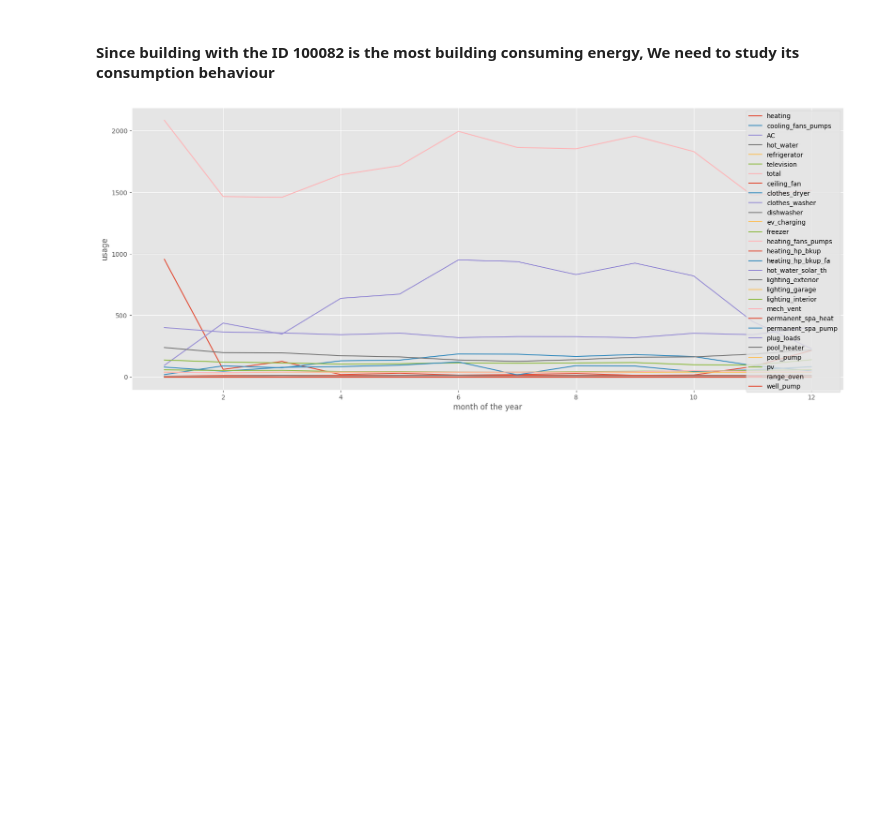
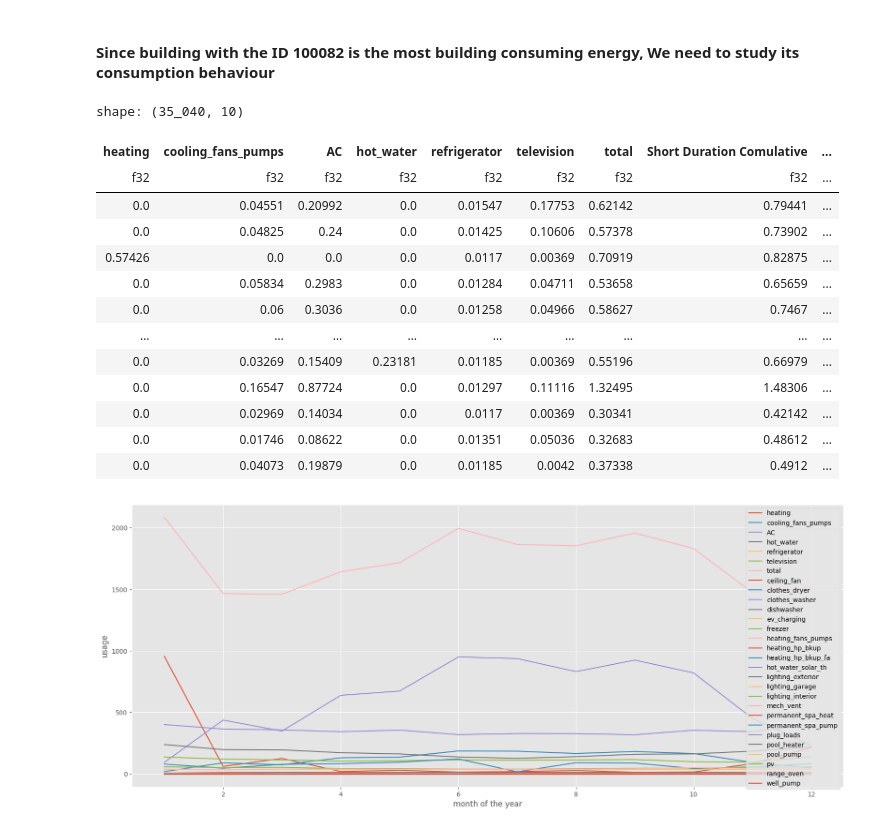
Before and after one commit to 1nuc/load-profile-decomposition, a Jupyter notebook: src/Customer_analysis/run.ipynb, the cells around one changed output. Cells and saved outputs as stored; diff of their text form; code cells hidden in the pictures; blank space fills up the shorter version.

```diff
--- a/src/Customer_analysis/run.ipynb
+++ b/src/Customer_analysis/run.ipynb
@@ -547,9 +563,24 @@ vis._barplot_seaborn(pre_com, 'bldg_id', 'total','climatezone')
 # %%
 building_100082=Appliances.filter(pl.col('bldg_id')==100082)
 bar_bdlg=building_100082.select(pl.col(*targets).name.replace('^out.electricity.|.energy_consumption..kwh$',''),
-                                'bldg_id','month of the year').group_by('month of the year').agg(cs.float().sum()).unpivot(
-    cs.float(), index='month of the year', variable_name='Appliance', value_name='Usage')
-vis._barplot_seaborn(bar_bdlg, 'Usage','Appliance')
+                                'bldg_id','month of the year')
+# vis._barplot_seaborn(bar_bdlg, 'Usage','Appliance')
+bar_bdlg
+# %% [output]
+shape: (35_040, 10)
+| heating | cooling_fans_pumps | AC | hot_water | refrigerator | television | total | Short Duration Comulative | ... |
+| f32 | f32 | f32 | f32 | f32 | f32 | f32 | f32 | ... |
+| 0.0 | 0.04551 | 0.20992 | 0.0 | 0.01547 | 0.17753 | 0.62142 | 0.79441 | ... |
+| 0.0 | 0.04825 | 0.24 | 0.0 | 0.01425 | 0.10606 | 0.57378 | 0.73902 | ... |
+| 0.57426 | 0.0 | 0.0 | 0.0 | 0.0117 | 0.00369 | 0.70919 | 0.82875 | ... |
+| 0.0 | 0.05834 | 0.2983 | 0.0 | 0.01284 | 0.04711 | 0.53658 | 0.65659 | ... |
+| 0.0 | 0.06 | 0.3036 | 0.0 | 0.01258 | 0.04966 | 0.58627 | 0.7467 | ... |
+| … | … | … | … | … | … | … | … | ... |
+| 0.0 | 0.03269 | 0.15409 | 0.23181 | 0.01185 | 0.00369 | 0.55196 | 0.66979 | ... |
+| 0.0 | 0.16547 | 0.87724 | 0.0 | 0.01297 | 0.11116 | 1.32495 | 1.48306 | ... |
+| 0.0 | 0.02969 | 0.14034 | 0.0 | 0.0117 | 0.00369 | 0.30341 | 0.42142 | ... |
+| 0.0 | 0.01746 | 0.08622 | 0.0 | 0.01351 | 0.05036 | 0.32683 | 0.48612 | ... |
+| 0.0 | 0.04073 | 0.19879 | 0.0 | 0.01185 | 0.0042 | 0.37338 | 0.4912 | ... |
 # %%
 APPL=LONG_DURATION+SHORT_DURATION
 line_bldg=building_100082.select(pl.col(*APPL).name.replace('^out.electricity.|.energy_consumption..kwh$',''), 'month of the year').group_by('month of the year').agg(pl.all().sum())
```
Also changed, not shown: parts of 4 cells of this notebook.
